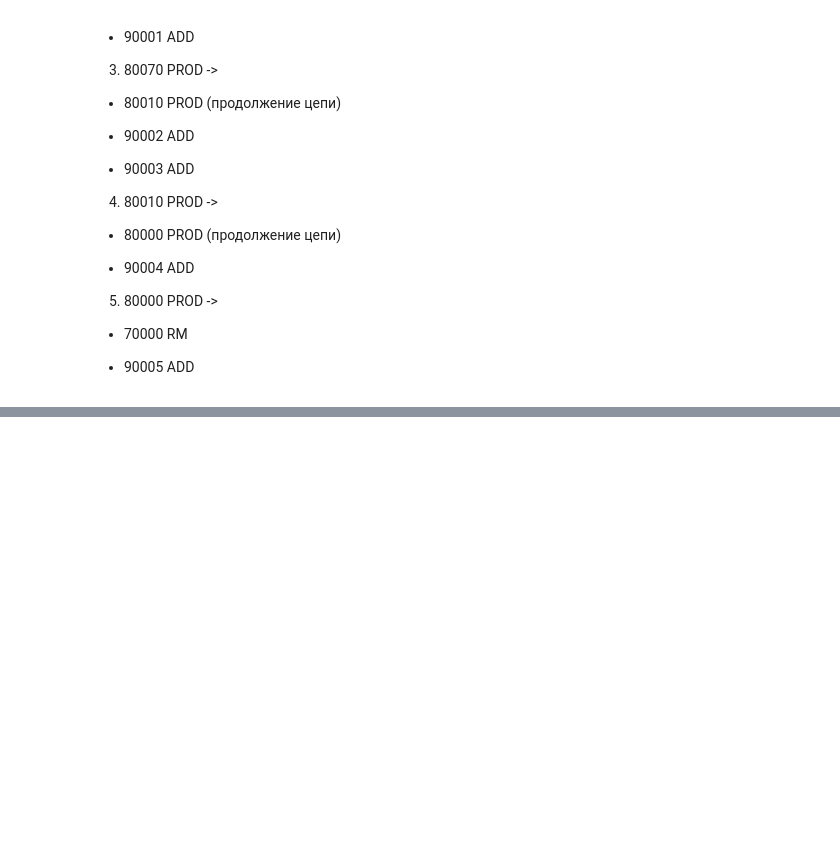
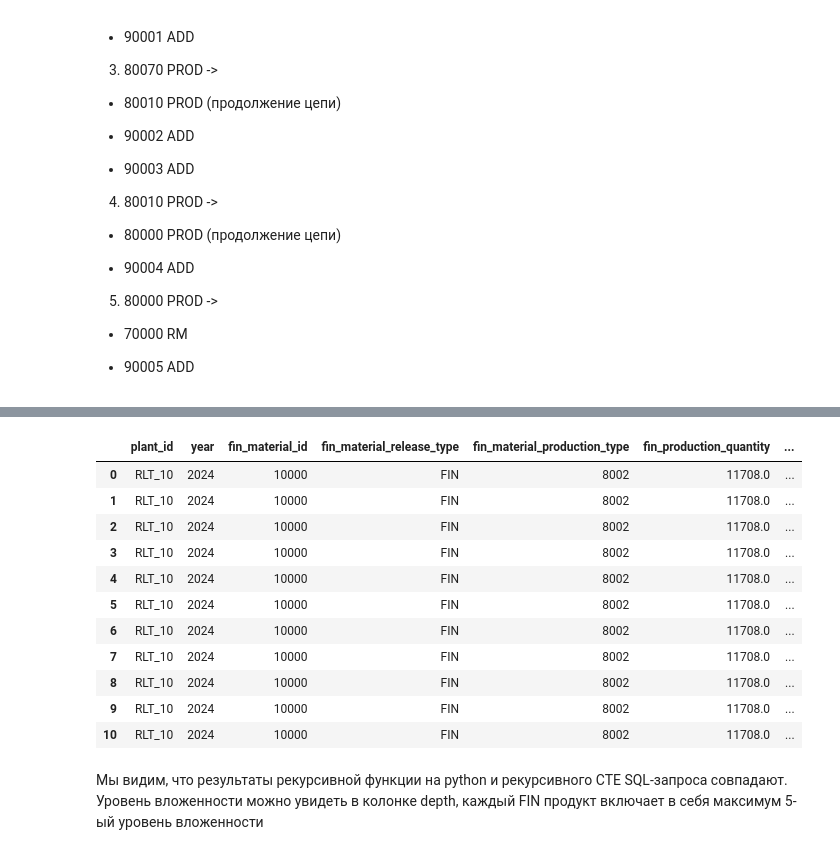
Before and after one commit to alexber28/Pandas-NumPy-task, a Jupyter notebook: materials_hierarchy.ipynb, the cells around one changed output, grey strips where cells are left out. Saved outputs shown, nothing was run; the diff lists cells and outputs as text; code cells hidden in the pictures; blank space fills up the shorter version.

```diff
--- a/materials_hierarchy.ipynb
+++ b/materials_hierarchy.ipynb
@@ -307,8 +309,16 @@ final_report[final_report['fin_material_id'] == 10000]
 # %%
-try:
-    import psycopg2
-    from sqlalchemy import create_engine
-    print("✅ Библиотеки найдены и готовы к работе!")
-except ImportError as e:
-    print(f"❌ Чего-то не хватает: {e}")
-    print("Выполни в терминале: pip install sqlalchemy psycopg2")
+import os
+from dotenv import load_dotenv
+from sqlalchemy import create_engine
+
+# Загружаем переменные из файла .env
+load_dotenv()
+
+# Достаем данные из окружения
+USER = os.getenv('DB_USER')
+PASSWORD = os.getenv('DB_PASSWORD')
+HOST = os.getenv('DB_HOST')
+PORT = os.getenv('DB_PORT')
+DB_NAME = os.getenv('DB_NAME')
+
+DATABASE_URL = f'postgresql://{USER}:{PASSWORD}@{HOST}:{PORT}/{DB_NAME}'
@@ -317,0 +449,18 @@ except ImportError as e:
+# %%
+# Проверяем результат для fin_material_id = 10000
+df_sql_final[df_sql_final['fin_material_id'] == 10000]
+# %% [output]
+|  | plant_id | year | fin_material_id | fin_material_release_type | fin_material_production_type | fin_production_quantity | ... |
+| 0 | RLT_10 | 2024 | 10000 | FIN | 8002 | 11708.0 | ... |
+| 1 | RLT_10 | 2024 | 10000 | FIN | 8002 | 11708.0 | ... |
+| 2 | RLT_10 | 2024 | 10000 | FIN | 8002 | 11708.0 | ... |
+| 3 | RLT_10 | 2024 | 10000 | FIN | 8002 | 11708.0 | ... |
+| 4 | RLT_10 | 2024 | 10000 | FIN | 8002 | 11708.0 | ... |
+| 5 | RLT_10 | 2024 | 10000 | FIN | 8002 | 11708.0 | ... |
+| 6 | RLT_10 | 2024 | 10000 | FIN | 8002 | 11708.0 | ... |
+| 7 | RLT_10 | 2024 | 10000 | FIN | 8002 | 11708.0 | ... |
+| 8 | RLT_10 | 2024 | 10000 | FIN | 8002 | 11708.0 | ... |
+| 9 | RLT_10 | 2024 | 10000 | FIN | 8002 | 11708.0 | ... |
+| 10 | RLT_10 | 2024 | 10000 | FIN | 8002 | 11708.0 | ... |
+# %% [markdown]
+Мы видим, что результаты рекурсивной функции на python и рекурсивного CTE SQL-запроса cовпадают. Уровень вложенности можно увидеть в колонке depth, каждый FIN продукт включает в себя максимум 5-ый уровень вложенности
```
Also changed, not shown: parts of 8 cells of this notebook.
